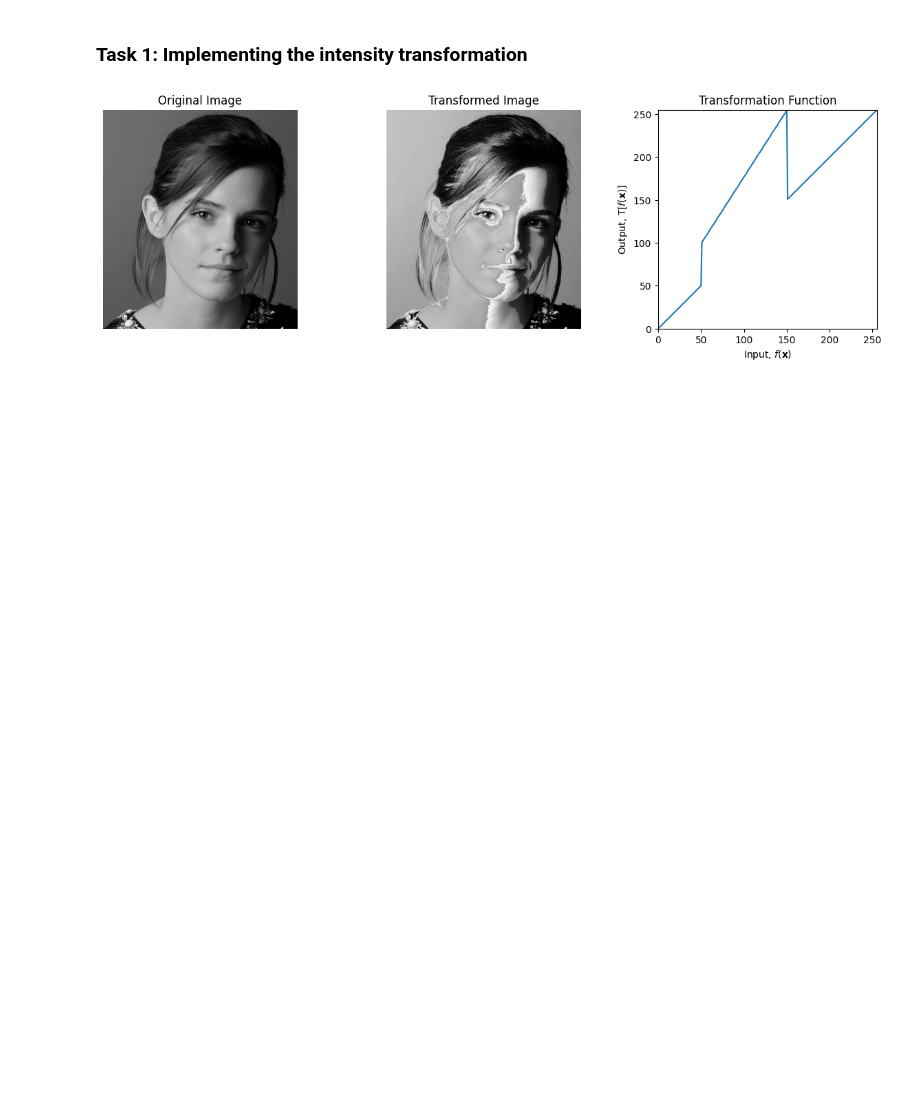
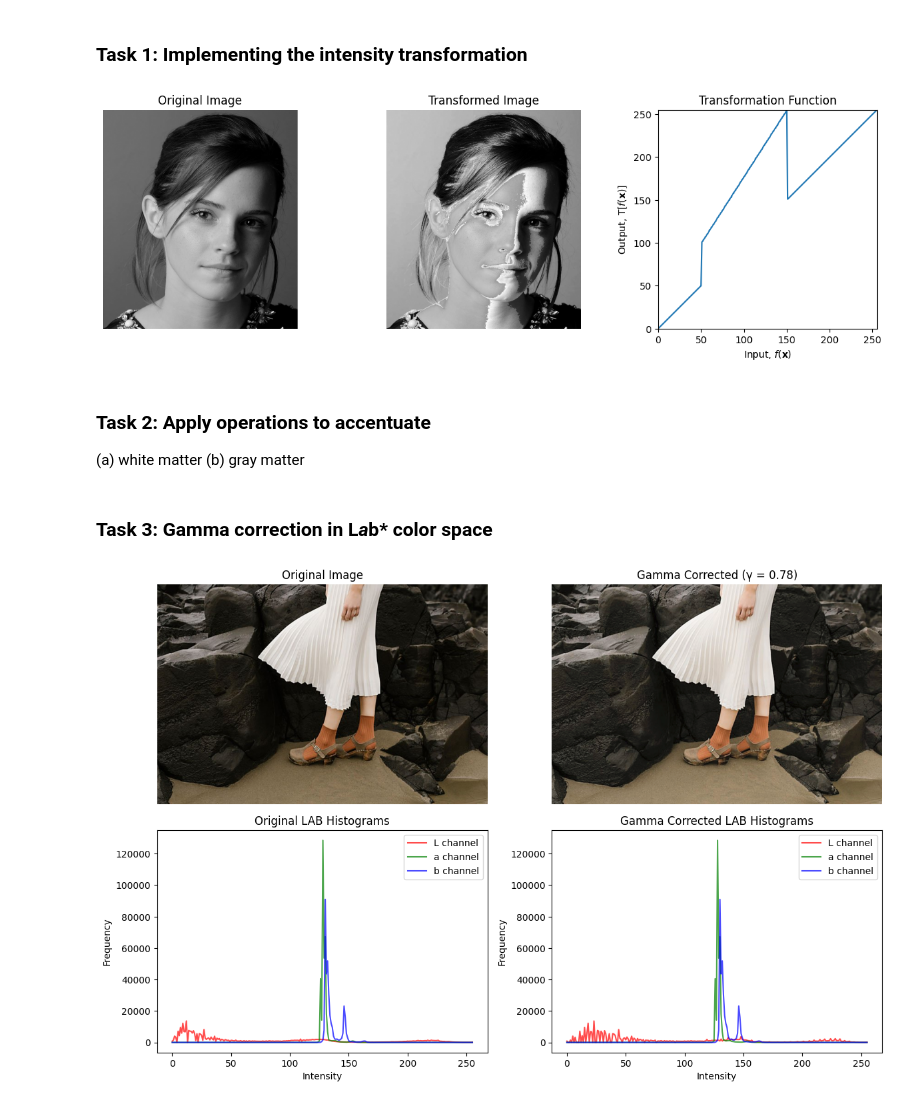
Before and after one commit to NaveenSanjaya/Image-Processing-and-Machine-Vision, a Jupyter notebook: assignment_01/assignment_1.ipynb, the cells around one changed output. Saved outputs shown, nothing was run; the diff lists cells and outputs as text; code cells hidden in the pictures; blank space fills up the shorter version.

Commit message:
feat: implementing gamma correction

```diff
--- a/assignment_01/assignment_1.ipynb
+++ b/assignment_01/assignment_1.ipynb
@@ -38,3 +38,51 @@ plt.tight_layout()
 plt.show()
 # %% [output]
 [figure]
+# %% [markdown]
+### Task 2: Apply operations to accentuate
+(a) white matter
+(b) gray matter
+# %% [markdown]
+### Task 3: Gamma correction in L*a*b* color space
+# %%
+im = cv.imread("a1images\\highlights_and_shadows.jpg")  # Read normally first
+im_lab = cv.cvtColor(im, cv.COLOR_BGR2LAB)
+L, a, b = cv.split(im_lab)
+
+gamma = 0.78
+L_corrected = np.array([((i / 255.0) ** gamma) * 255.0 for i in range(0, 256)]).astype('uint8')
+L_gamma = cv.LUT(L, L_corrected)
+
+lab_corrected = cv.merge((L_gamma, a, b))
+im_corrected = cv.cvtColor(lab_corrected, cv.COLOR_LAB2RGB)
+
+fig, ax = plt.subplots(2, 2, figsize=(12, 8))
+
+# Original and corrected images
+ax[0, 0].imshow(cv.cvtColor(im, cv.COLOR_BGR2RGB))
+ax[0, 0].set_title('Original Image')
+ax[0, 0].axis('off')
+
+ax[0, 1].imshow(im_corrected)  # Remove the extra cvtColor call
+ax[0, 1].set_title(f'Gamma Corrected (γ = {gamma})')
+ax[0, 1].axis('off')
+
+space = ('L', 'a', 'b')
+colors = ('red', 'green', 'blue')
+images = [im_lab, lab_corrected]
+titles = ['Original LAB Histograms', 'Gamma Corrected LAB Histograms']
+
+for j, (img, title) in enumerate(zip(images, titles)):
+    for i, (channel, color) in enumerate(zip(space, colors)):
+        hist = cv.calcHist([img], [i], None, [256], [0, 256])
+        ax[1, j].plot(hist, color=color, label=f'{channel} channel', alpha=0.7)
+
+    ax[1, j].set_title(title)
+    ax[1, j].set_xlabel('Intensity')
+    ax[1, j].set_ylabel('Frequency')
+    ax[1, j].legend()
+
+plt.tight_layout()
+plt.show()
+# %% [output]
+[figure, added]
```
Also changed, not shown: parts of 1 cell of this notebook, 17 other files.
